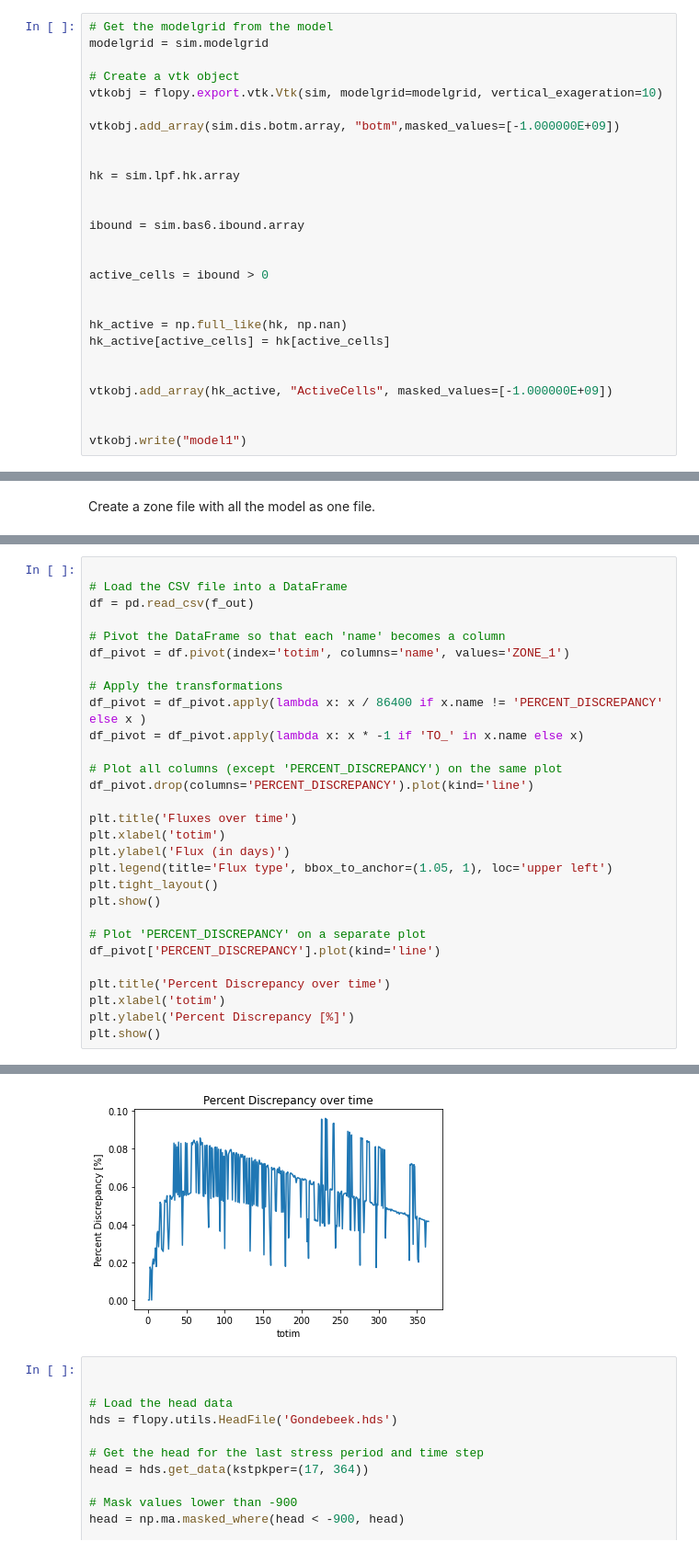
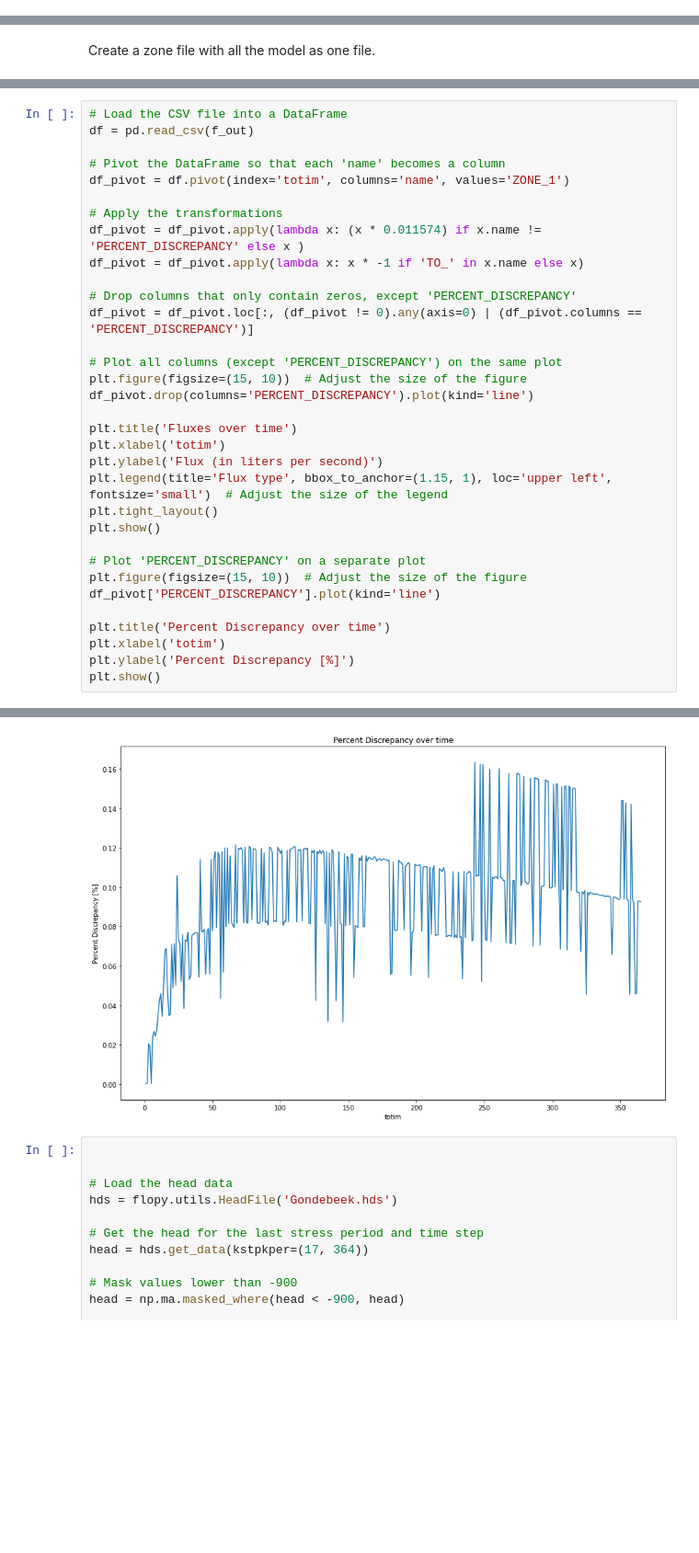
Before and after one commit to sebmeng/Thesis-GondebeekModel, a Jupyter notebook: Modflow/Build_model_4guideLayers.ipynb, the cells around one changed output, grey strips where cells are left out. Shown: that part at 92% size. Drawn from its saved outputs; the diff is of its cells as text; blank space fills up the shorter version.

Commit message:
SS model with modflow 6 works, now comes the calibration

```diff
--- a/Modflow/Build_model_4guideLayers.ipynb
+++ b/Modflow/Build_model_4guideLayers.ipynb
@@ -429,30 +446,3 @@ Updated code for exporting to VTK (in progress)
-# %%
-# Get the modelgrid from the model
-modelgrid = sim.modelgrid
-
-# Create a vtk object
-vtkobj = flopy.export.vtk.Vtk(sim, modelgrid=modelgrid, vertical_exageration=10)
-
-vtkobj.add_array(sim.dis.botm.array, "botm",masked_values=[-1.000000E+09])
-
-
-hk = sim.lpf.hk.array
-
-
-ibound = sim.bas6.ibound.array
-
-
-active_cells = ibound > 0
-
-
-hk_active = np.full_like(hk, np.nan)
-hk_active[active_cells] = hk[active_cells]
-
-
-vtkobj.add_array(hk_active, "ActiveCells", masked_values=[-1.000000E+09])
-
-
-vtkobj.write("model1")
 # %% [markdown]
 ### Get shapefile of K and s
 # %%
@@ -1302,5 +1195,4 @@ print(pd.read_csv(f_out).to_string(index=False))
 # %%
-
 # Load the CSV file into a DataFrame
 df = pd.read_csv(f_out)
 
@@ -1308,20 +1200,25 @@ df = pd.read_csv(f_out)
 df_pivot = df.pivot(index='totim', columns='name', values='ZONE_1')
 
 # Apply the transformations
-df_pivot = df_pivot.apply(lambda x: x / 86400 if x.name != 'PERCENT_DISCREPANCY' else x )
+df_pivot = df_pivot.apply(lambda x: (x * 0.011574) if x.name != 'PERCENT_DISCREPANCY' else x )
 df_pivot = df_pivot.apply(lambda x: x * -1 if 'TO_' in x.name else x)
 
+# Drop columns that only contain zeros, except 'PERCENT_DISCREPANCY'
+df_pivot = df_pivot.loc[:, (df_pivot != 0).any(axis=0) | (df_pivot.columns == 'PERCENT_DISCREPANCY')]
+
 # Plot all columns (except 'PERCENT_DISCREPANCY') on the same plot
+plt.figure(figsize=(15, 10))  # Adjust the size of the figure
 df_pivot.drop(columns='PERCENT_DISCREPANCY').plot(kind='line')
 
 plt.title('Fluxes over time')
 plt.xlabel('totim')
-plt.ylabel('Flux (in days)')
-plt.legend(title='Flux type', bbox_to_anchor=(1.05, 1), loc='upper left')
+plt.ylabel('Flux (in liters per second)')
+plt.legend(title='Flux type', bbox_to_anchor=(1.15, 1), loc='upper left', fontsize='small')  # Adjust the size of the legend
 plt.tight_layout()
 plt.show()
 
 # Plot 'PERCENT_DISCREPANCY' on a separate plot
+plt.figure(figsize=(15, 10))  # Adjust the size of the figure
 df_pivot['PERCENT_DISCREPANCY'].plot(kind='line')
 
 plt.title('Percent Discrepancy over time')
@@ -1333,4 +1231,4 @@ plt.show()
-[figure, old version]
+[figure, new version]
 # %%
 
 
```
Also changed, not shown: parts of 24 cells of this notebook, 49 other files.
